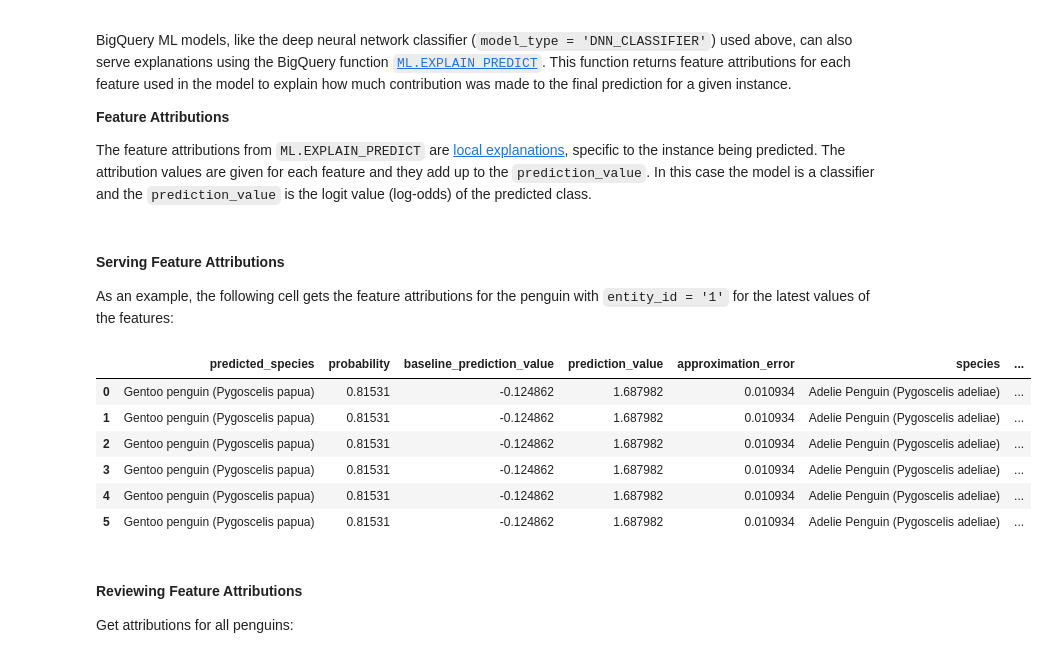
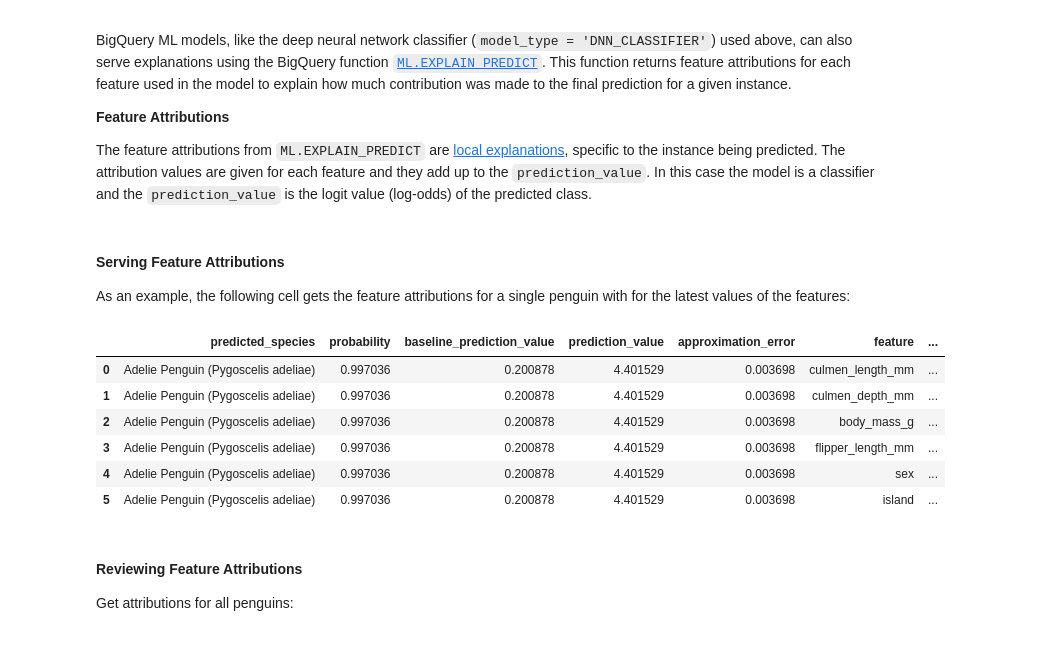
Before and after one commit to statmike/vertex-ai-mlops, a Jupyter notebook: Model Monitoring/bqml-model-monitoring-tutorial.ipynb, the cells around one changed output. Saved outputs shown, nothing was run; the diff lists cells and outputs as text; code cells hidden in the pictures.

```diff
--- a/Model Monitoring/bqml-model-monitoring-tutorial.ipynb
+++ b/Model Monitoring/bqml-model-monitoring-tutorial.ipynb
@@ -1068,41 +783,38 @@ The feature attributions from `ML.EXPLAIN_PREDICT` are [local explanations](http
 # %% [markdown]
 #### Serving Feature Attributions
 
-As an example, the following cell gets the feature attributions for the penguin with `entity_id = '1'` for the latest values of the features:
+As an example, the following cell gets the feature attributions for a single penguin with for the latest values of the features:
 # %%
 %%bigquery
 WITH
     EXPLAIN AS (
         SELECT * EXCEPT(body_mass_g, sex, island, flipper_length_mm, culmen_depth_mm, culmen_length_mm)
         FROM ML.EXPLAIN_PREDICT(
             MODEL `statmike-mlops-349915.bqml_model_monitoring.classify_species_dnn`,
             (
-                SELECT *
-                FROM ML.FEATURES_AT_TIME(
-                    (SELECT * FROM `statmike-mlops-349915.bqml_model_monitoring.production_features` WHERE entity_id = '1'),
-                    time => CURRENT_TIMESTAMP(),
-                    num_rows => 1,
-                    ignore_feature_nulls => TRUE
-                )
+                SELECT * EXCEPT(feature_timestamp, species)
+                FROM `statmike-mlops-349915.bqml_model_monitoring.production`
+                WHERE DATE(feature_timestamp) = CURRENT_DATE()
+                LIMIT 1
             ),
             STRUCT(10 AS top_k_features)
         )
     ),
     ATTRIBUTIONS AS (
         SELECT * EXCEPT(top_feature_attributions),
         FROM EXPLAIN
         JOIN UNNEST(top_feature_attributions)
     )
 SELECT *
 FROM ATTRIBUTIONS
 # %% [output]
-|  | predicted_species | probability | baseline_prediction_value | prediction_value | approximation_error | species | ... |
-| 0 | Gentoo penguin (Pygoscelis papua) | 0.81531 | -0.124862 | 1.687982 | 0.010934 | Adelie Penguin (Pygoscelis adeliae) | ... |
-| 1 | Gentoo penguin (Pygoscelis papua) | 0.81531 | -0.124862 | 1.687982 | 0.010934 | Adelie Penguin (Pygoscelis adeliae) | ... |
-| 2 | Gentoo penguin (Pygoscelis papua) | 0.81531 | -0.124862 | 1.687982 | 0.010934 | Adelie Penguin (Pygoscelis adeliae) | ... |
-| 3 | Gentoo penguin (Pygoscelis papua) | 0.81531 | -0.124862 | 1.687982 | 0.010934 | Adelie Penguin (Pygoscelis adeliae) | ... |
-| 4 | Gentoo penguin (Pygoscelis papua) | 0.81531 | -0.124862 | 1.687982 | 0.010934 | Adelie Penguin (Pygoscelis adeliae) | ... |
-| 5 | Gentoo penguin (Pygoscelis papua) | 0.81531 | -0.124862 | 1.687982 | 0.010934 | Adelie Penguin (Pygoscelis adeliae) | ... |
+|  | predicted_species | probability | baseline_prediction_value | prediction_value | approximation_error | feature | ... |
+| 0 | Adelie Penguin (Pygoscelis adeliae) | 0.997036 | 0.200878 | 4.401529 | 0.003698 | culmen_length_mm | ... |
+| 1 | Adelie Penguin (Pygoscelis adeliae) | 0.997036 | 0.200878 | 4.401529 | 0.003698 | culmen_depth_mm | ... |
+| 2 | Adelie Penguin (Pygoscelis adeliae) | 0.997036 | 0.200878 | 4.401529 | 0.003698 | body_mass_g | ... |
+| 3 | Adelie Penguin (Pygoscelis adeliae) | 0.997036 | 0.200878 | 4.401529 | 0.003698 | flipper_length_mm | ... |
+| 4 | Adelie Penguin (Pygoscelis adeliae) | 0.997036 | 0.200878 | 4.401529 | 0.003698 | sex | ... |
+| 5 | Adelie Penguin (Pygoscelis adeliae) | 0.997036 | 0.200878 | 4.401529 | 0.003698 | island | ... |
 # %% [markdown]
 #### Reviewing Feature Attributions
 
```
Also changed, not shown: parts of 63 cells of this notebook, 1 other file.
